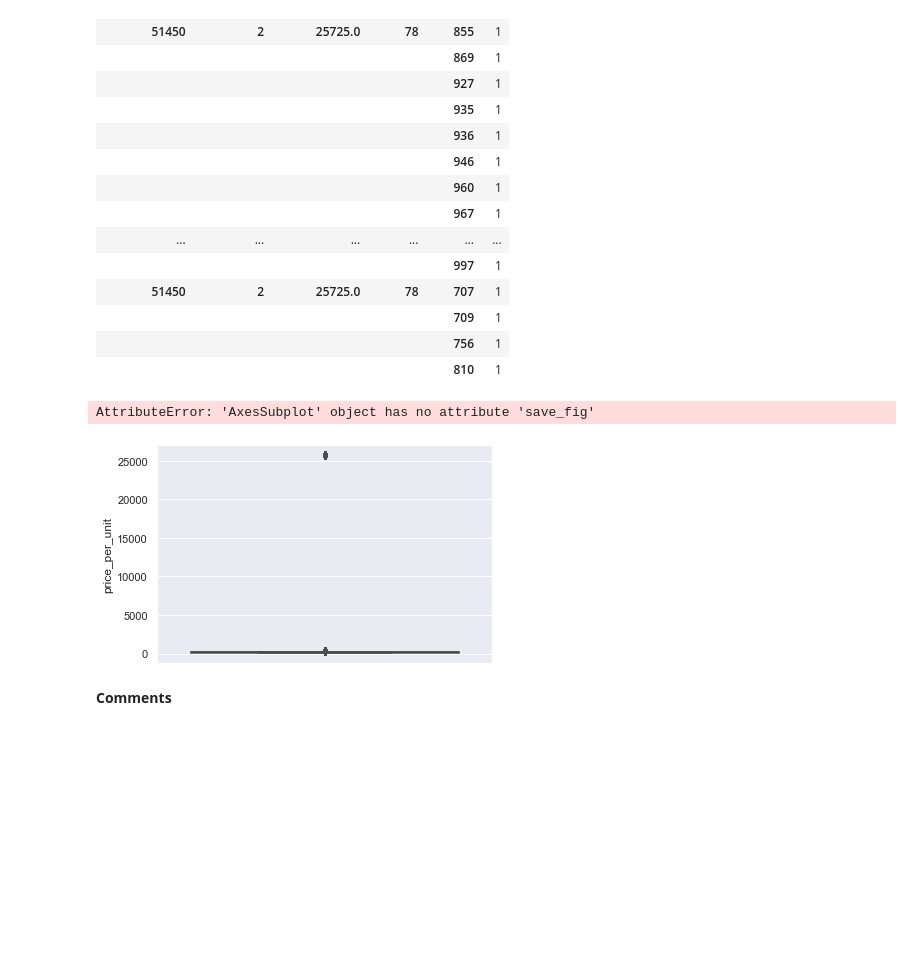
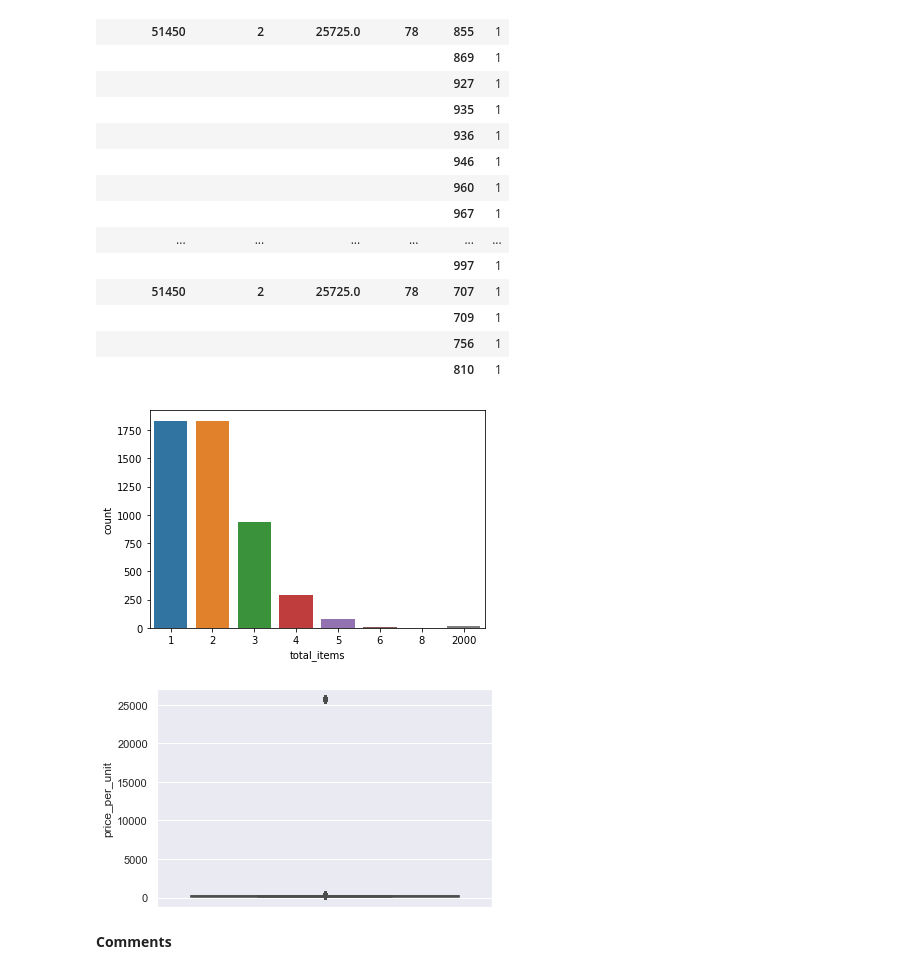
Before and after one commit to valli180/shopify_challenge, a Jupyter notebook: shopify_project.ipynb, the cells around one changed output. Drawn from its saved outputs; the diff is of its cells as text; code cells hidden in the pictures; blank space fills up the shorter version.

```diff
--- a/shopify_project.ipynb
+++ b/shopify_project.ipynb
@@ -133,10 +134,14 @@ pd.DataFrame(df_counts_max).to_csv("grouped.csv")
+# %%
+chart = sns.countplot(x='total_items', data=df).get_figure()
+
+chart.savefig("results/output.png")
+# %% [output]
+[figure, added]
 # %%
 sns.set_theme(style="darkgrid")
-sns.boxplot(data=df, y="price_per_unit")
-plt.set_title("Distribution of Price Per Unit")
-plt.save_fig("boxplot.png")
+box_plot = sns.boxplot(data=df, y="price_per_unit").get_figure()
+box_plot.savefig("results/boxplot.png")
 # %% [output]
-AttributeError: 'AxesSubplot' object has no attribute 'save_fig'
 [figure]
 # %% [markdown]
 **Comments**
```
Also changed, not shown: parts of 14 cells of this notebook, 12 other files.
